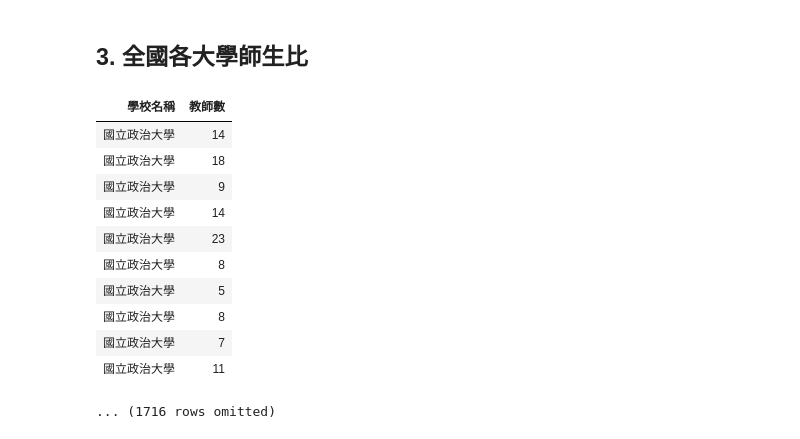
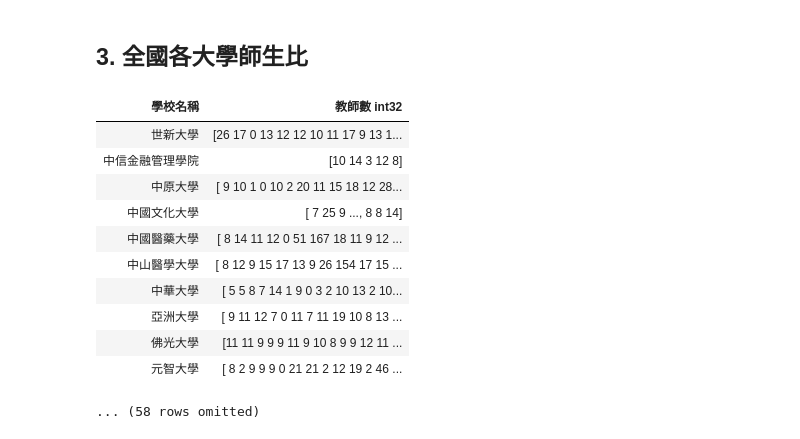
Before and after one commit to Matthew-HMS/Datascience101, a Jupyter notebook: Final_project_beta.ipynb, the cells around one changed output. Drawn from its saved outputs; the diff is of its cells as text; code cells hidden in the pictures.

```diff
--- a/Final_project.ipynb
+++ b/Final_project_beta.ipynb
@@ -60,3 +60,11 @@ students
 | 1 | 國立政治大學 | 02311015 | 土耳其語文學系 | D 日 | B 學士 | 120 | 7 | 22 | 30 臺北市 | 1 一般 |
 | 1 | 國立政治大學 | 02311016 | 歐洲語文學系 | D 日 | B 學士 | 264 | 11 | 65 | 30 臺北市 | 1 一般 |
 ... (1716 rows omitted)
+# %%
+adjust = students.column('學生數')
+
+for i in np.arange(len(adjust)):
+    adjust[i] = int(adjust[i].replace(',', ''))
+
+students = students.with_column('學生數(改)', adjust)
+students
@@ -62,0 +84,5 @@ students
+# %%
+change = students.column('學生數(改)').astype(np.int32)
+students = students.with_column('學生數(改改)', change)
+students = students.drop('學生數(改)').drop('學生數').relabeled('學生數(改改)', '學生數')
+students
@@ -153,18 +192,18 @@ mis_teacher_student.sort('師生比', descending = False).barh('學校名稱', '
 # %%
 students_and_college = students.select('學校名稱', '學生數')
 teacher_and_college = students.select('學校名稱', '教師數')
 students_and_college
-teacher_and_college
+teacher_and_college.group('學校名稱', sum)
 # %% [output]
-| 學校名稱 | 教師數 |
-| 國立政治大學 | 14 |
-| 國立政治大學 | 18 |
-| 國立政治大學 | 9 |
-| 國立政治大學 | 14 |
-| 國立政治大學 | 23 |
-| 國立政治大學 | 8 |
-| 國立政治大學 | 5 |
-| 國立政治大學 | 8 |
-| 國立政治大學 | 7 |
-| 國立政治大學 | 11 |
+| 學校名稱 | 教師數 int32 |
+| 世新大學 | [26 17 0 13 12 12 10 11 17 9 13 1... |
+| 中信金融管理學院 | [10 14 3 12 8] |
+| 中原大學 | [ 9 10 1 0 10 2 20 11 15 18 12 28... |
+| 中國文化大學 | [ 7 25 9 ..., 8 8 14] |
+| 中國醫藥大學 | [ 8 14 11 12 0 51 167 18 11 9 12 ... |
+| 中山醫學大學 | [ 8 12 9 15 17 13 9 26 154 17 15 ... |
+| 中華大學 | [ 5 5 8 7 14 1 9 0 3 2 10 13 2 10... |
+| 亞洲大學 | [ 9 11 12 7 0 11 7 11 19 10 8 13 ... |
+| 佛光大學 | [11 11 9 9 9 11 9 10 8 9 9 12 11 ... |
+| 元智大學 | [ 8 2 9 9 9 0 21 21 2 12 19 2 46 ... |
-... (1716 rows omitted)
+... (58 rows omitted)
```
Also changed, not shown: parts of 6 cells of this notebook, 1 other file.
